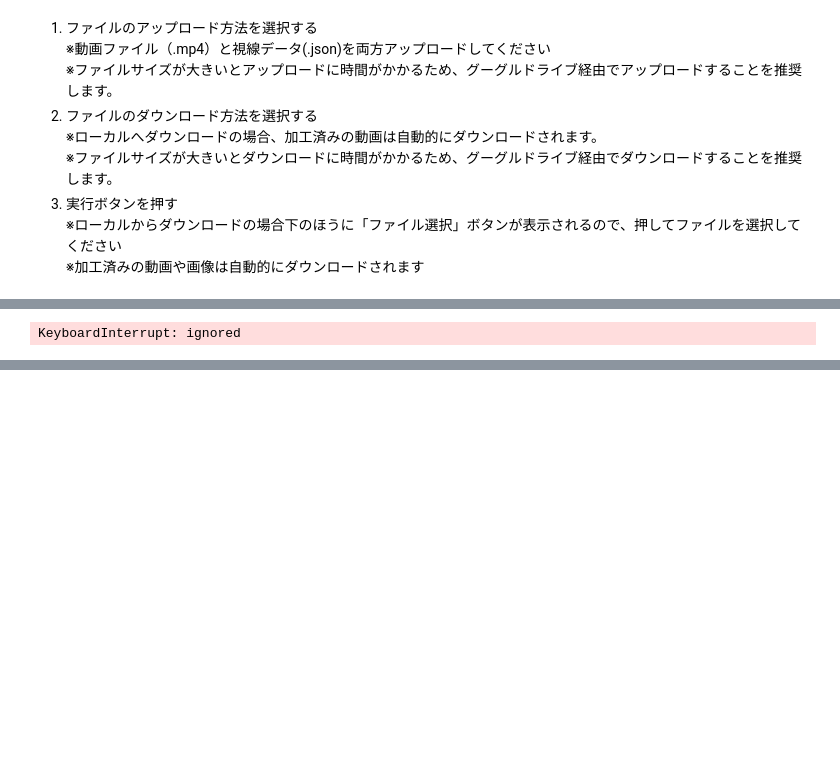
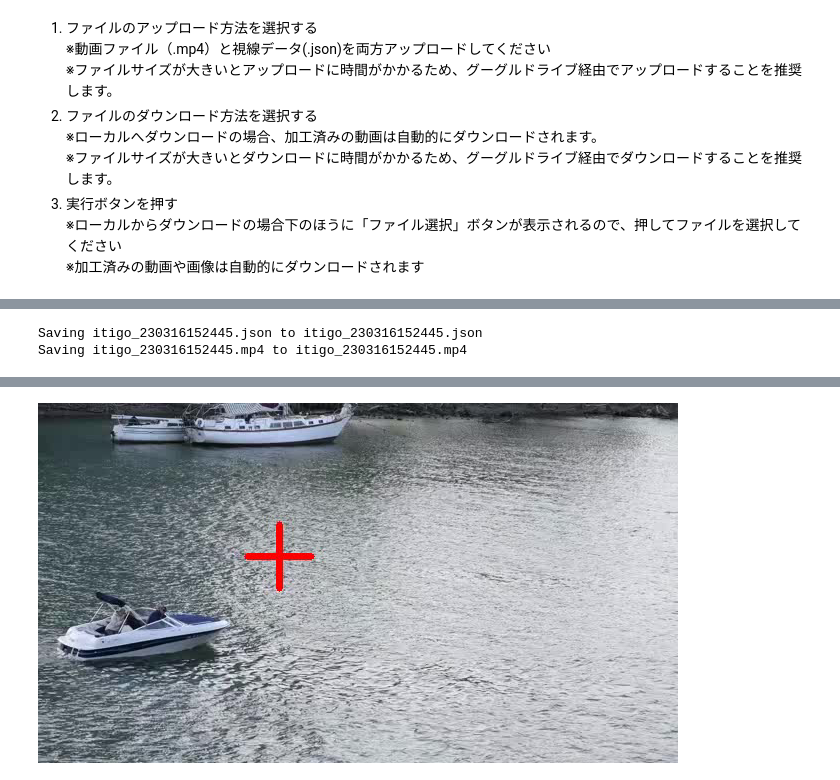
Before and after one commit to 1900690/strawberry, a Jupyter notebook: eye_camera.ipynb, the cells around one changed output, grey strips where cells are left out. Drawn from its saved outputs; the diff is of its cells as text; code cells hidden in the pictures; blank space fills up the shorter version.

```diff
--- a/eye_camera.ipynb
+++ b/eye_camera.ipynb
@@ -115,10 +113,20 @@ cap.set(cv2.CAP_PROP_POS_FRAMES, 0)
 ret, frame = cap.read()
 showimg=frame
 cv2_imshow(showimg)
+#ファイルを消去
+import os
+import glob
 
-!find -name "*.json" -exec rm {} \;
-!find -name "*.mp4" -exec rm {} \;
-!find -name "*.jpg" -exec rm {} \;
+for p in glob.glob('/content/*.jpg', recursive=True):
+    if os.path.isfile(p):
+        os.remove(p)
+for p in glob.glob('/content/*.json', recursive=True):
+    if os.path.isfile(p):
+        os.remove(p)
+for p in glob.glob('/content/*[!_eye_point].mp4', recursive=True):
+    if os.path.isfile(p):
+        os.remove(p)
 # %% [output]
 [interactive output not drawn]
-KeyboardInterrupt: ignored
+Saving itigo_230316152445.json to itigo_230316152445.json
+Saving itigo_230316152445.mp4 to itigo_230316152445.mp4
@@ -124,0 +135 @@ KeyboardInterrupt: ignored
+[figure, added]
```
Also changed, not shown: parts of 4 cells of this notebook.
